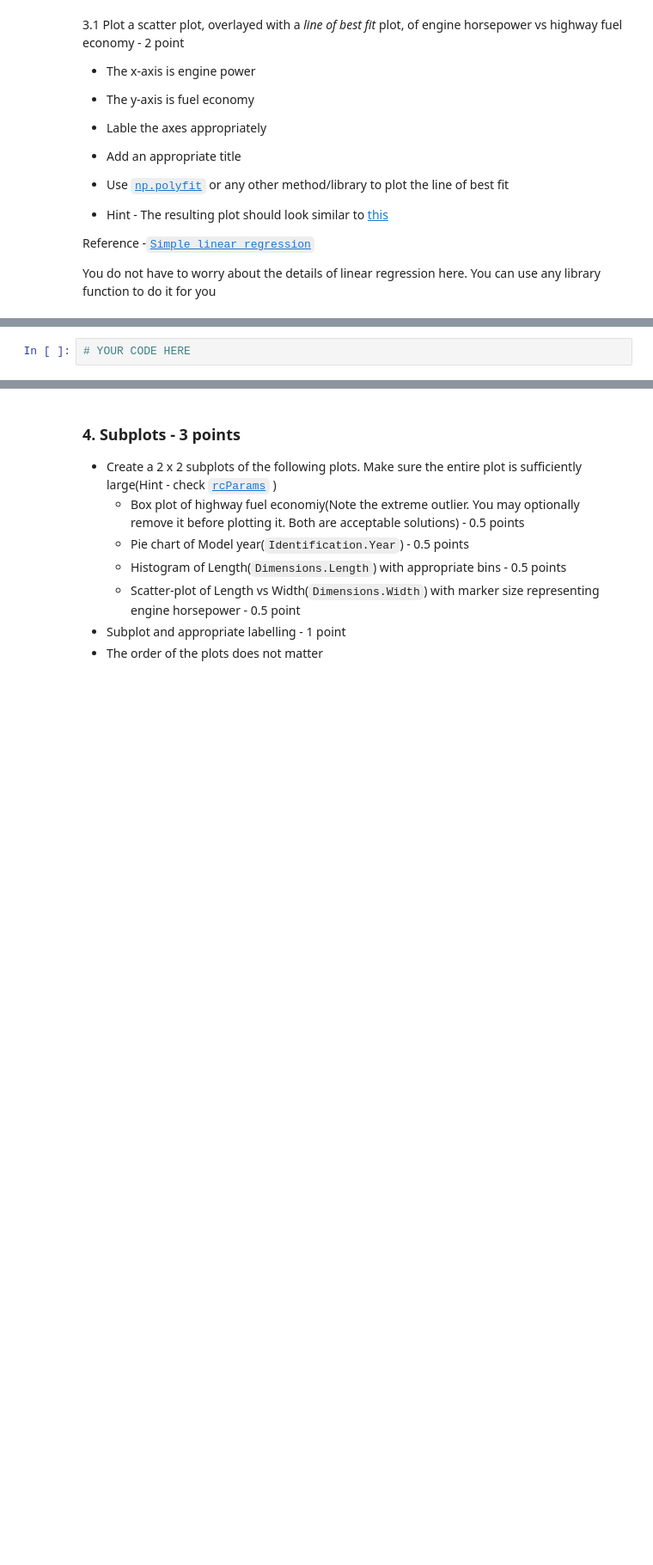
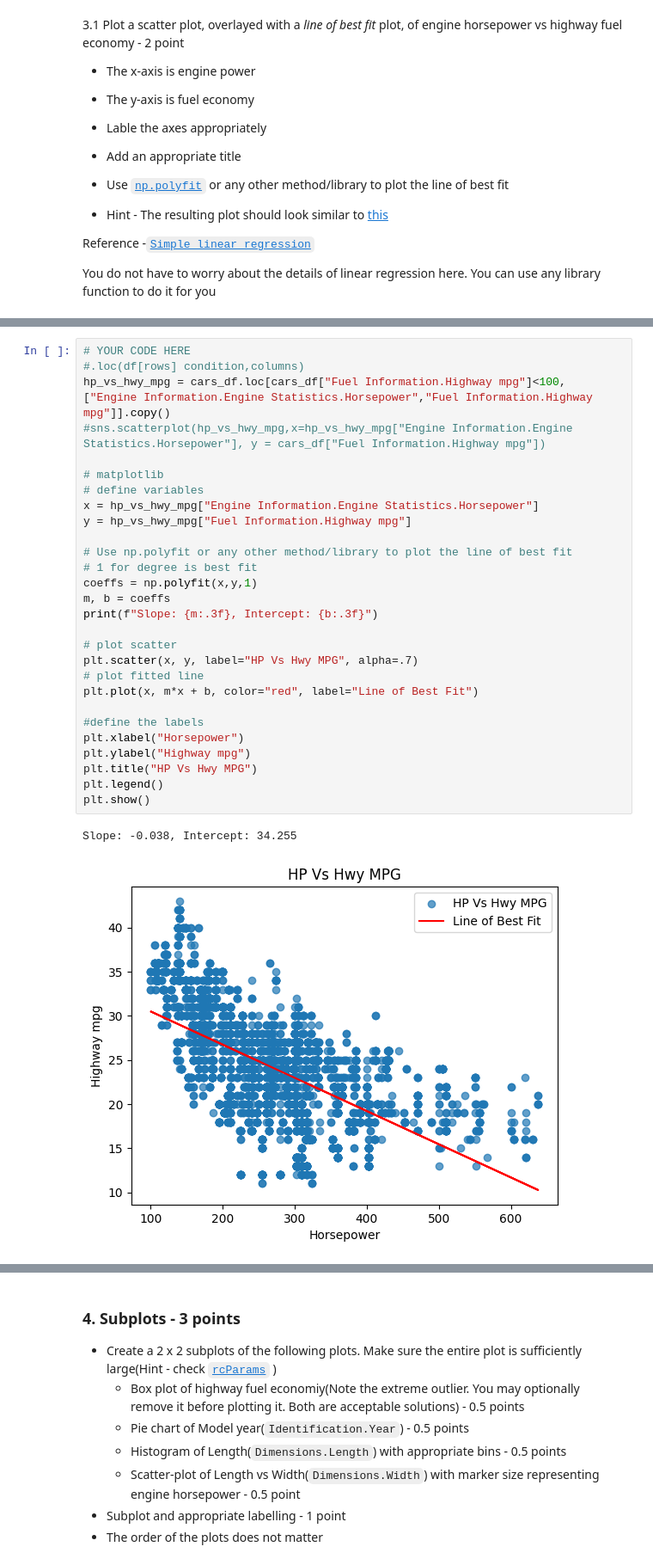
Before and after one commit to kiah-ucsd/DES200, a Jupyter notebook: HW3.ipynb, the cells around one changed output, grey strips where cells are left out. Shown at 86% size. Cells and saved outputs as stored; diff of their text form; blank space fills up the shorter version.

```diff
--- a/HW3.ipynb
+++ b/HW3.ipynb
@@ -298,2 +337,31 @@ sns.scatterplot(hp_vs_hwy_mpg,x=hp_vs_hwy_mpg["Engine Information.Engine Statist
-# %%
-# YOUR CODE HERE
+# %%
+# YOUR CODE HERE
+#.loc(df[rows] condition,columns)
+hp_vs_hwy_mpg = cars_df.loc[cars_df["Fuel Information.Highway mpg"]<100, ["Engine Information.Engine Statistics.Horsepower","Fuel Information.Highway mpg"]].copy()
+#sns.scatterplot(hp_vs_hwy_mpg,x=hp_vs_hwy_mpg["Engine Information.Engine Statistics.Horsepower"], y = cars_df["Fuel Information.Highway mpg"])
+
+# matplotlib
+# define variables
+x = hp_vs_hwy_mpg["Engine Information.Engine Statistics.Horsepower"]
+y = hp_vs_hwy_mpg["Fuel Information.Highway mpg"]
+
+# Use np.polyfit or any other method/library to plot the line of best fit
+# 1 for degree is best fit
+coeffs = np.polyfit(x,y,1)
+m, b = coeffs
+print(f"Slope: {m:.3f}, Intercept: {b:.3f}")
+
+# plot scatter
+plt.scatter(x, y, label="HP Vs Hwy MPG", alpha=.7)
+# plot fitted line
+plt.plot(x, m*x + b, color="red", label="Line of Best Fit")
+
+#define the labels
+plt.xlabel("Horsepower")
+plt.ylabel("Highway mpg")
+plt.title("HP Vs Hwy MPG")
+plt.legend()
+plt.show()
+# %% [output]
+Slope: -0.038, Intercept: 34.255
+[figure, added]
```
Also changed, not shown: parts of 9 cells of this notebook.
